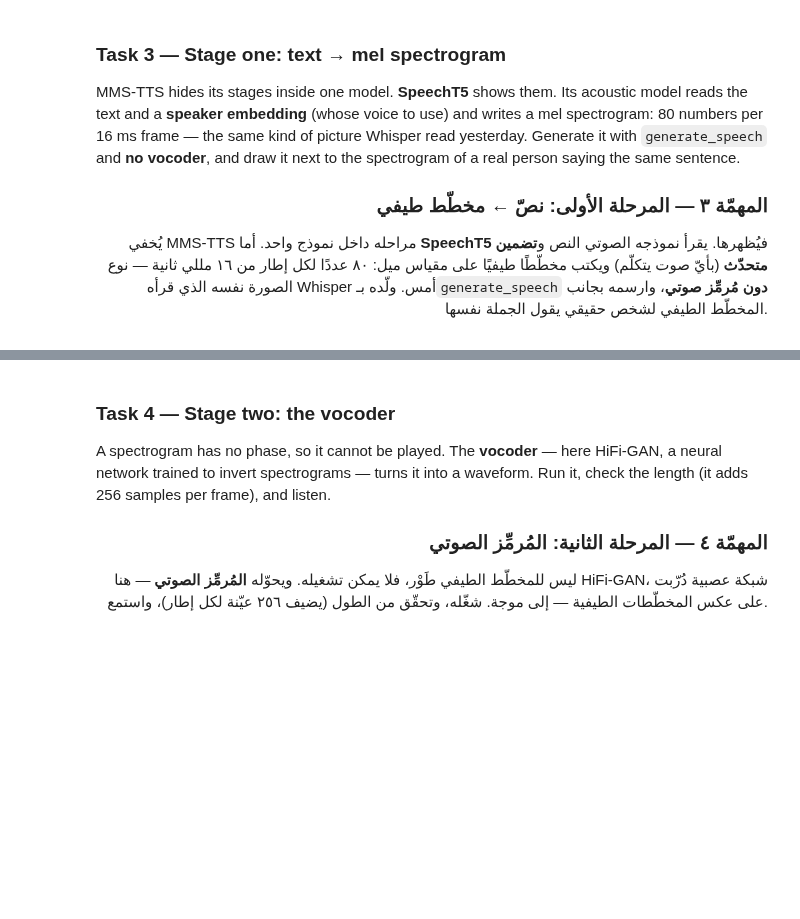
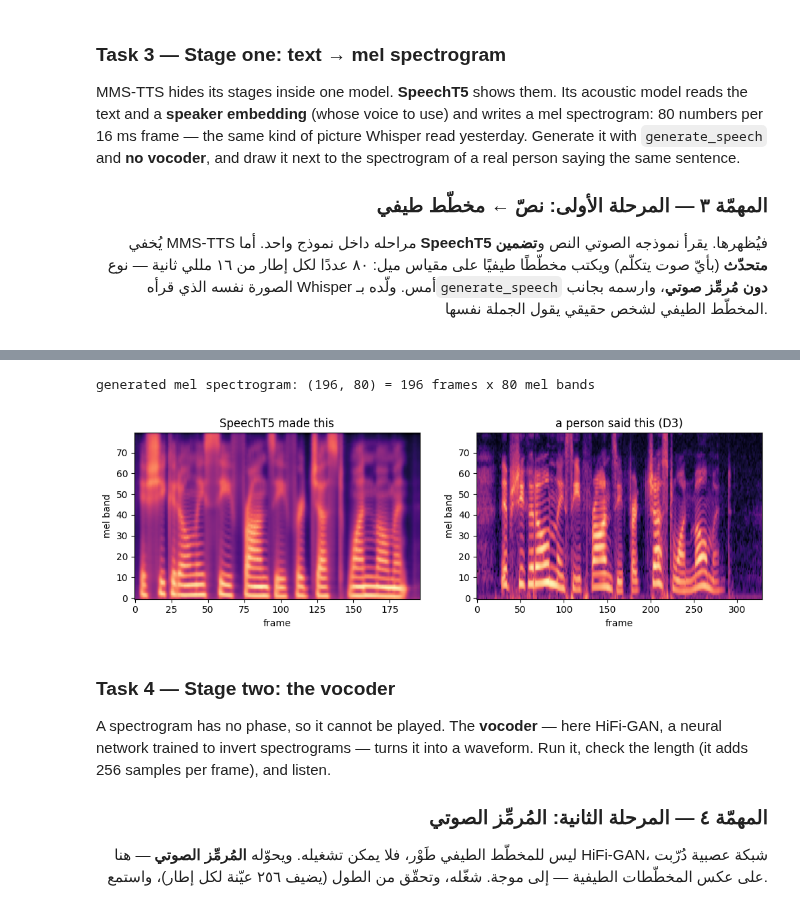
Before and after one commit to albandricx/AIEP_Olo_student, a Jupyter notebook: week_7_multimodal/labs/D4_text_to_speech/D4_text_to_speech_blank.ipynb, the cells around one changed output, grey strips where cells are left out. Cells and saved outputs as stored; diff of their text form; code cells hidden in the pictures; blank space fills up the shorter version.

```diff
--- a/week_7_multimodal/labs/D4_text_to_speech/D4_text_to_speech_blank.ipynb
+++ b/week_7_multimodal/labs/D4_text_to_speech/D4_text_to_speech_blank.ipynb
@@ -385,26 +432,34 @@ SENTENCE = EN.text[1]
 # %%
 # ────────────────────────────────────────────────────────────────────
 # 1) inputs = t5_processor(text=SENTENCE, return_tensors="pt")
 # 2) speaker = torch.tensor(VOICES["slt"])[None] — shape (1, 512).
 # 3) MEL = t5.generate_speech(inputs["input_ids"], speaker) — with no vocoder it returns (frames, 80).
 #
 # ١) `inputs = t5_processor(text=SENTENCE, return_tensors="pt")`
 # ٢) `speaker = torch.tensor(VOICES["slt"])[None]` — بالشكل `(1, 512)`.
 # ٣) `MEL = t5.generate_speech(inputs["input_ids"], speaker)` — دون مُرمِّز صوتي يُعيد `(frames, 80)`.
 # ────────────────────────────────────────────────────────────────────
 
 # TODO: Make a (1, 512) speaker tensor from VOICES["slt"] and generate the mel spectrogram MEL, with no vocoder.
 # مهمة: اصنع موتر متحدّث `(1, 512)` من `VOICES["slt"]` وولّد المخطّط الطيفي `MEL` دون مُرمِّز صوتي.
+
+inputs = t5_processor(text=SENTENCE, return_tensors="pt")
+speaker = torch.tensor(VOICES["slt"])[None]
+MEL = t5.generate_speech(inputs["input_ids"], speaker)
+
 print("generated mel spectrogram:", tuple(MEL.shape), f"= {MEL.shape[0]} frames x 80 mel bands")
 
 real = sf.read(ROOT / EN.file[1], dtype="float32")[0]
 REAL_MEL = judge_processor(real, sampling_rate=RATE, return_tensors="pt").input_features[0, :, :len(real) // 160]
 fig, axes = plt.subplots(1, 2, figsize=(12, 3.2))
 axes[0].imshow(MEL.T, origin="lower", aspect="auto", cmap="magma"); axes[0].set_title("SpeechT5 made this")
 axes[1].imshow(REAL_MEL, origin="lower", aspect="auto", cmap="magma"); axes[1].set_title("a person said this (D3)")
 for ax in axes:
     ax.set_xlabel("frame"); ax.set_ylabel("mel band")
 plt.show()
+# %% [output]
+generated mel spectrogram: (196, 80) = 196 frames x 80 mel bands
+[figure, added]
 # %% [markdown]
 ### Task 4 — Stage two: the vocoder
 
```
Also changed, not shown: parts of 10 cells of this notebook.
